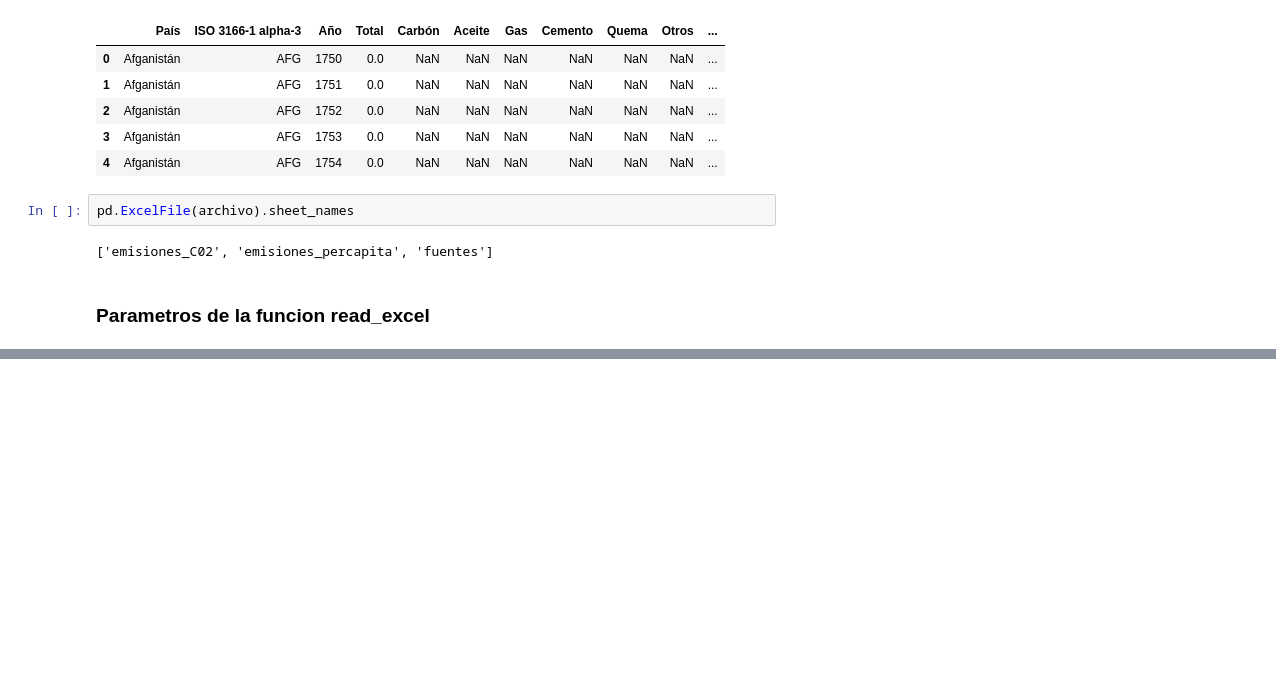
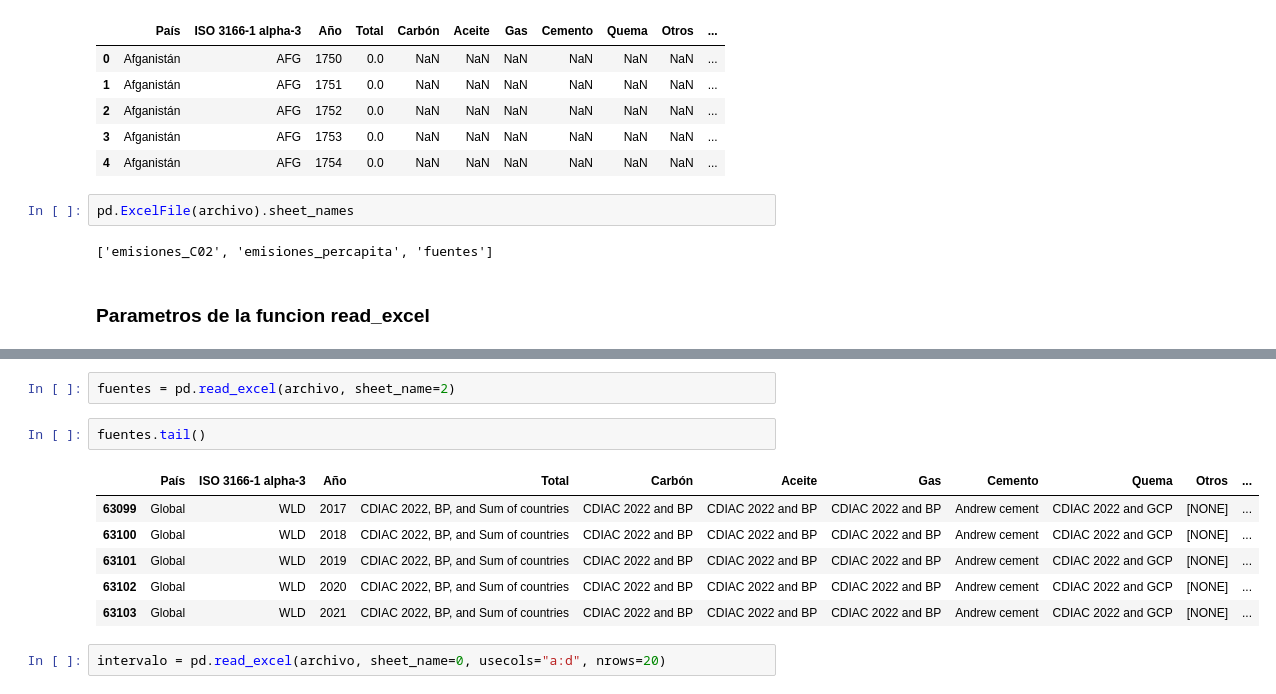
Before and after one commit to MyAppsTest/Pandas-Entrada-y-salida, a Jupyter notebook: Pandas_E_S.ipynb, the cells around one changed output, grey strips where cells are left out. Saved outputs shown, nothing was run; the diff lists cells and outputs as text; blank space fills up the shorter version.

```diff
--- a/Pandas_E_S.ipynb
+++ b/Pandas_E_S.ipynb
@@ -186,0 +196,13 @@ pd.ExcelFile(archivo).sheet_names
+# %%
+fuentes = pd.read_excel(archivo, sheet_name=2)
+# %%
+fuentes.tail()
+# %% [output]
+|  | País | ISO 3166-1 alpha-3 | Año | Total | Carbón | Aceite | Gas | Cemento | Quema | Otros | ... |
+| 63099 | Global | WLD | 2017 | CDIAC 2022, BP, and Sum of countries | CDIAC 2022 and BP | CDIAC 2022 and BP | CDIAC 2022 and BP | Andrew cement | CDIAC 2022 and GCP | [NONE] | ... |
+| 63100 | Global | WLD | 2018 | CDIAC 2022, BP, and Sum of countries | CDIAC 2022 and BP | CDIAC 2022 and BP | CDIAC 2022 and BP | Andrew cement | CDIAC 2022 and GCP | [NONE] | ... |
+| 63101 | Global | WLD | 2019 | CDIAC 2022, BP, and Sum of countries | CDIAC 2022 and BP | CDIAC 2022 and BP | CDIAC 2022 and BP | Andrew cement | CDIAC 2022 and GCP | [NONE] | ... |
+| 63102 | Global | WLD | 2020 | CDIAC 2022, BP, and Sum of countries | CDIAC 2022 and BP | CDIAC 2022 and BP | CDIAC 2022 and BP | Andrew cement | CDIAC 2022 and GCP | [NONE] | ... |
+| 63103 | Global | WLD | 2021 | CDIAC 2022, BP, and Sum of countries | CDIAC 2022 and BP | CDIAC 2022 and BP | CDIAC 2022 and BP | Andrew cement | CDIAC 2022 and GCP | [NONE] | ... |
+# %%
+intervalo = pd.read_excel(archivo, sheet_name=0, usecols="a:d", nrows=20)
```
Also changed, not shown: parts of 16 cells of this notebook.
